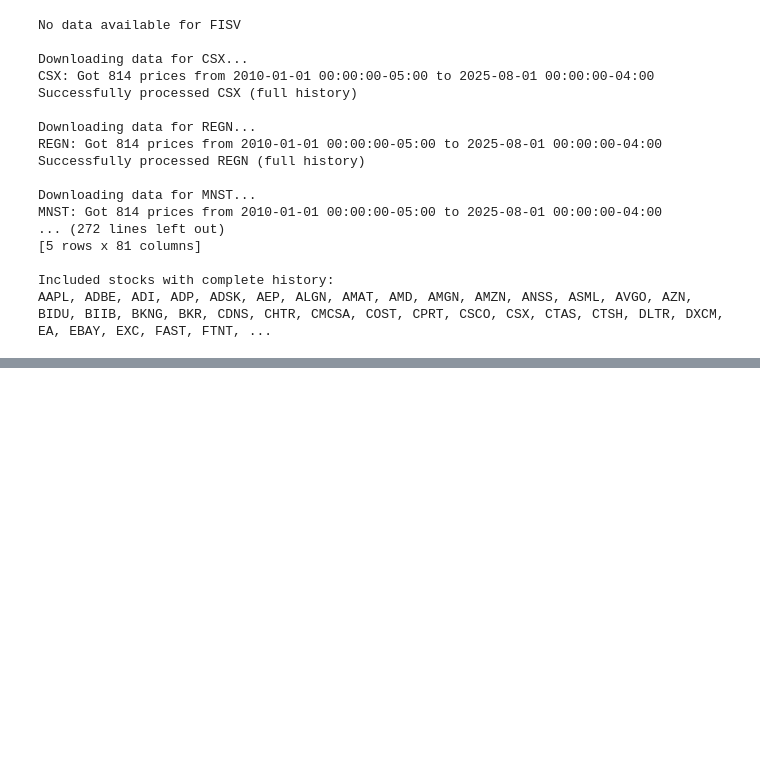
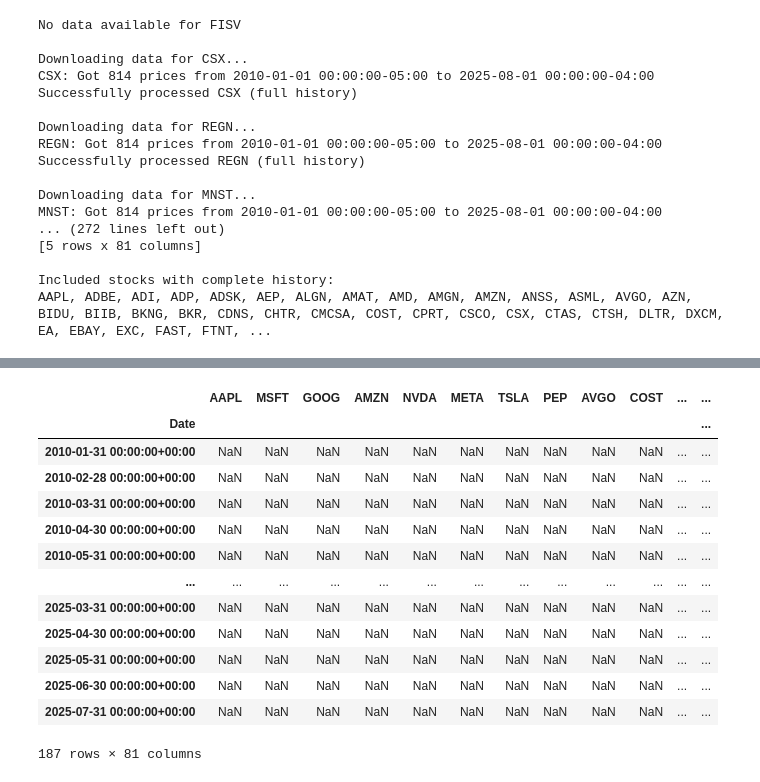
Before and after one commit to chielgroen1998/RAAM, a Jupyter notebook: RAAM_(RSI).ipynb, the cells around one changed output, grey strips where cells are left out. Saved outputs shown, nothing was run; the diff lists cells and outputs as text; code cells hidden in the pictures; blank space fills up the shorter version.

```diff
--- a/RAAM_(RSI).ipynb
+++ b/RAAM_(RSI).ipynb
@@ -255,26 +264,41 @@ The default fill_method='pad' in DataFrame.pct_change is deprecated and will be
 # %%
-pct_change_df = combined_data.pct_change()
+pct_change_df = combined_data.pct_change(fill_method=None)
 
 correlation_means = []
 
 for index, row in pct_change_df.iterrows():
     other_tickers = [ticker for ticker in pct_change_df.columns if ticker != index]
     correlation_mean = row.corr(pct_change_df[other_tickers].mean(axis=1))
     correlation_means.append(correlation_mean)
 
 pct_change_df['Correlation_Mean'] = correlation_means
 pct_change_df = pct_change_df.drop('Correlation_Mean', axis=1)
 
-resampled_df = pct_change_df.resample('M').mean()
+resampled_df = pct_change_df.resample('ME').mean()
 rolling_mean_df = resampled_df.rolling(window=cor_p).mean()
 rolling_mean_df = rolling_mean_df.shift(-1)
 rolling_mean_df = rolling_mean_df.iloc[:-1]
 
 rankings_df = rolling_mean_df
 
 ranked_correlation = rolling_mean_df.rank(axis=1, method='first')
 
 ranked_correlation
+# %% [output]
+|  | AAPL | MSFT | GOOG | AMZN | NVDA | META | TSLA | PEP | AVGO | COST | ... | ... |
+| Date |  |  |  |  |  |  |  |  |  |  |  | ... |
+| 2010-01-31 00:00:00+00:00 | NaN | NaN | NaN | NaN | NaN | NaN | NaN | NaN | NaN | NaN | ... | ... |
+| 2010-02-28 00:00:00+00:00 | NaN | NaN | NaN | NaN | NaN | NaN | NaN | NaN | NaN | NaN | ... | ... |
+| 2010-03-31 00:00:00+00:00 | NaN | NaN | NaN | NaN | NaN | NaN | NaN | NaN | NaN | NaN | ... | ... |
+| 2010-04-30 00:00:00+00:00 | NaN | NaN | NaN | NaN | NaN | NaN | NaN | NaN | NaN | NaN | ... | ... |
+| 2010-05-31 00:00:00+00:00 | NaN | NaN | NaN | NaN | NaN | NaN | NaN | NaN | NaN | NaN | ... | ... |
+| ... | ... | ... | ... | ... | ... | ... | ... | ... | ... | ... | ... | ... |
+| 2025-03-31 00:00:00+00:00 | NaN | NaN | NaN | NaN | NaN | NaN | NaN | NaN | NaN | NaN | ... | ... |
+| 2025-04-30 00:00:00+00:00 | NaN | NaN | NaN | NaN | NaN | NaN | NaN | NaN | NaN | NaN | ... | ... |
+| 2025-05-31 00:00:00+00:00 | NaN | NaN | NaN | NaN | NaN | NaN | NaN | NaN | NaN | NaN | ... | ... |
+| 2025-06-30 00:00:00+00:00 | NaN | NaN | NaN | NaN | NaN | NaN | NaN | NaN | NaN | NaN | ... | ... |
+| 2025-07-31 00:00:00+00:00 | NaN | NaN | NaN | NaN | NaN | NaN | NaN | NaN | NaN | NaN | ... | ... |
+187 rows × 81 columns
 # %%
 combined_data.index = pd.to_datetime(combined_data.index)
 
```
Also changed, not shown: parts of 11 cells of this notebook.
